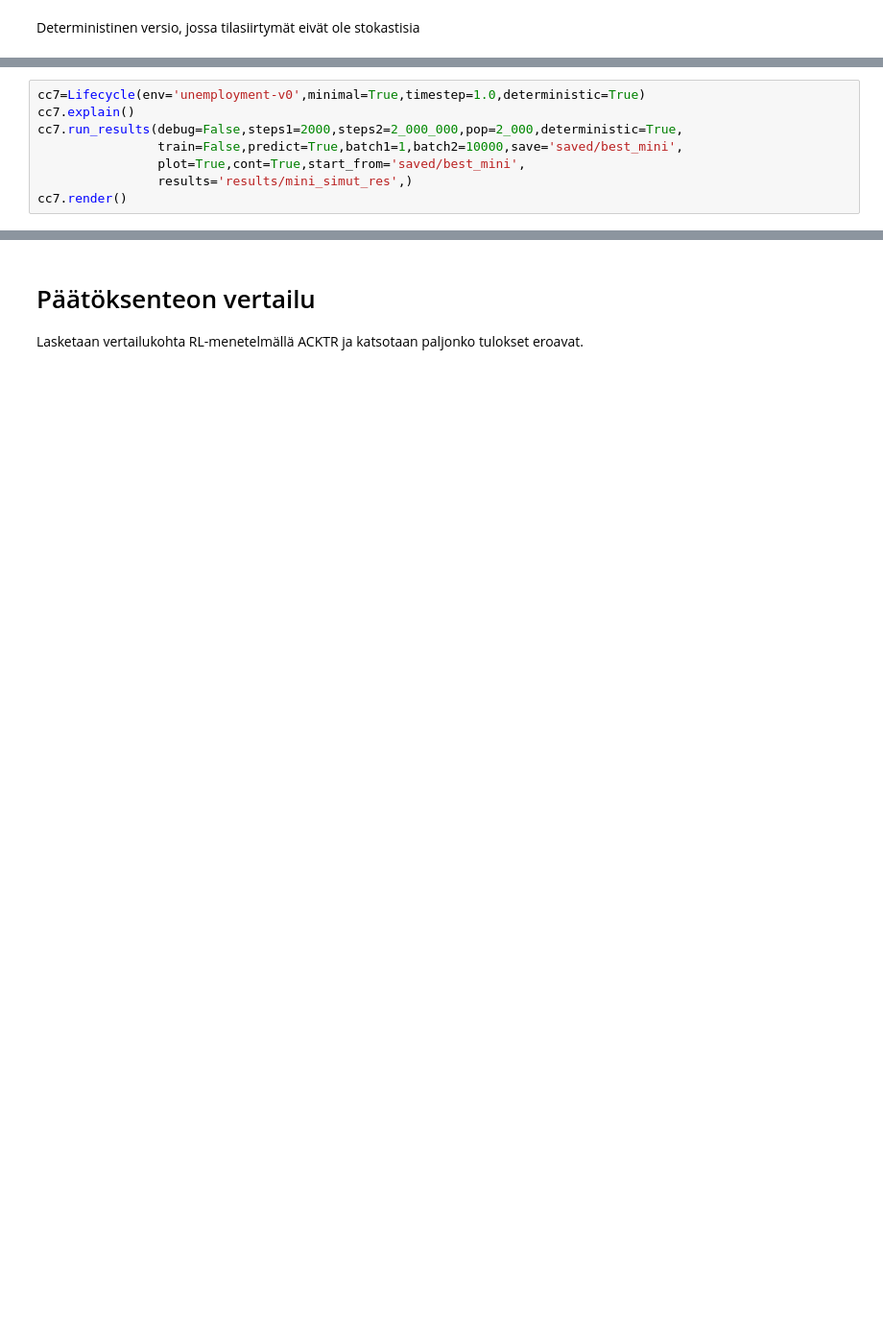
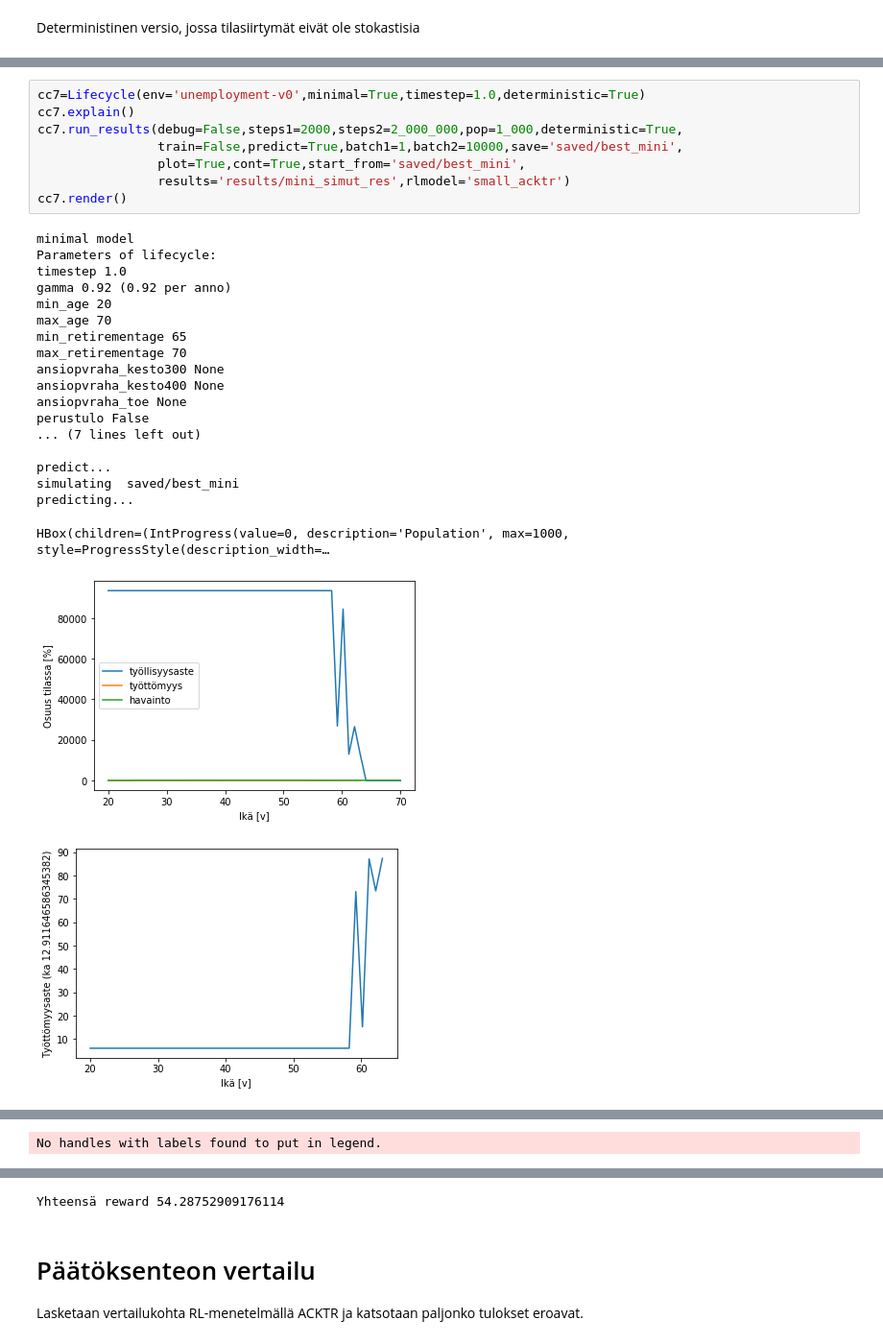
Before and after one commit to ajtanskanen/lifecycle-old-rl, a Jupyter notebook: comparing_w_dynamic_programming.ipynb, the cells around one changed output, grey strips where cells are left out. Shown at 96% size. Saved outputs shown, nothing was run; the diff lists cells and outputs as text; blank space fills up the shorter version.

```diff
--- a/comparing_w_dynamic_programming.ipynb
+++ b/comparing_w_dynamic_programming.ipynb
@@ -119,8 +119,29 @@ cc6.render()
 # %%
 cc7=Lifecycle(env='unemployment-v0',minimal=True,timestep=1.0,deterministic=True)
 cc7.explain()
-cc7.run_results(debug=False,steps1=2000,steps2=2_000_000,pop=2_000,deterministic=True,
+cc7.run_results(debug=False,steps1=2000,steps2=2_000_000,pop=1_000,deterministic=True,
                 train=False,predict=True,batch1=1,batch2=10000,save='saved/best_mini',
                 plot=True,cont=True,start_from='saved/best_mini',
-                results='results/mini_simut_res',)
+                results='results/mini_simut_res',rlmodel='small_acktr')
 cc7.render()
+# %% [output]
+minimal model
+Parameters of lifecycle:
+timestep 1.0
+gamma 0.92 (0.92 per anno)
+min_age 20
+max_age 70
+min_retirementage 65
+max_retirementage 70
+ansiopvraha_kesto300 None
+ansiopvraha_kesto400 None
+ansiopvraha_toe None
+perustulo False
+... (7 lines left out)
+
+predict...
+simulating  saved/best_mini
+predicting...
+HBox(children=(IntProgress(value=0, description='Population', max=1000, style=ProgressStyle(description_width=…
+[figure, added]
+[figure, added]
@@ -126,0 +155 @@ cc7.render()
+No handles with labels found to put in legend.
@@ -127,3 +157,4 @@ cc7.render()
+Yhteensä reward 54.28752909176114
 # %% [markdown]
 # Päätöksenteon vertailu
 
```
Also changed, not shown: parts of 8 cells of this notebook, 5 other files.
